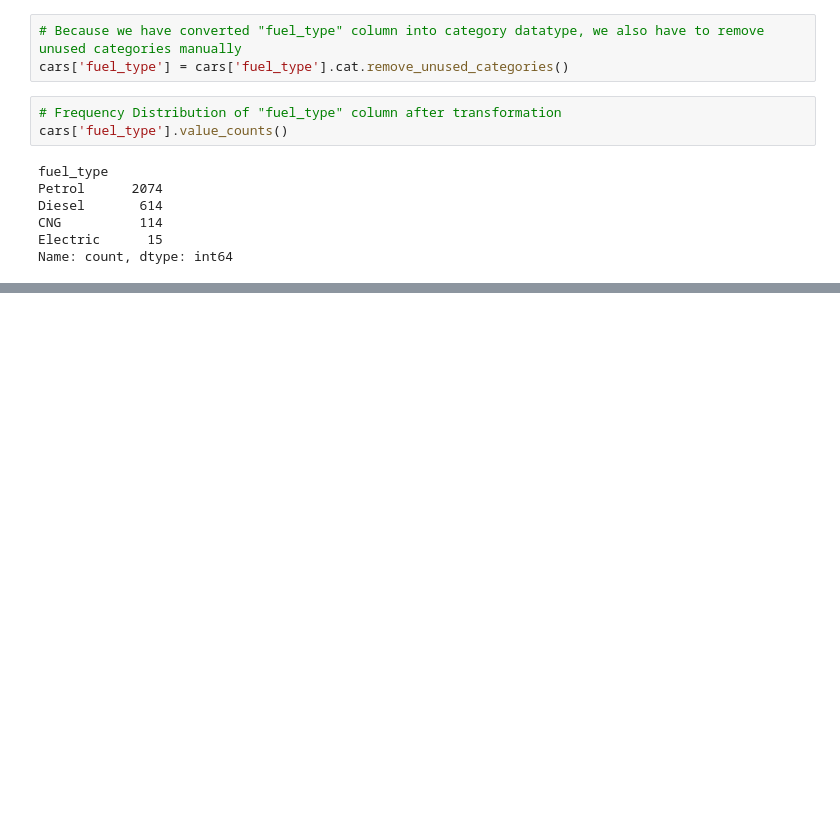
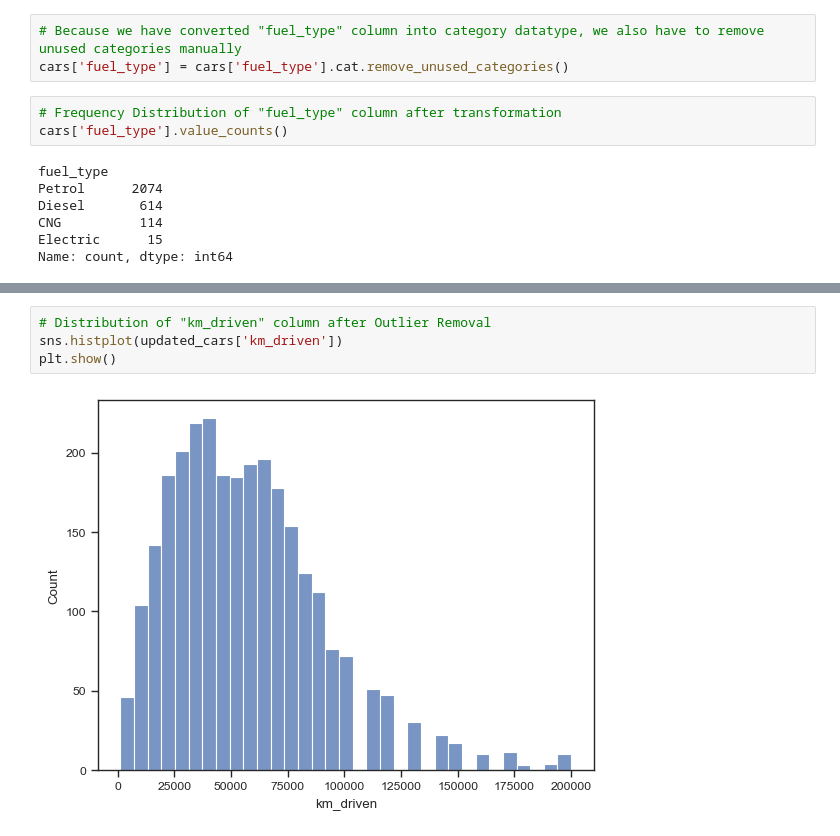
Before and after one commit to TheMrityunjayPathak/AutoIQ, a Jupyter notebook: notebooks/step_2_outlier_detection.ipynb, the cells around one changed output, grey strips where cells are left out. Cells and saved outputs as stored; diff of their text form; blank space fills up the shorter version.

```diff
--- a/notebooks/step_2_outlier_detection.ipynb
+++ b/notebooks/step_2_outlier_detection.ipynb
@@ -166,0 +272,6 @@ Name: count, dtype: int64
+# %%
+# Distribution of "km_driven" column after Outlier Removal
+sns.histplot(updated_cars['km_driven'])
+plt.show()
+# %% [output]
+[figure, added]
```
Also changed, not shown: parts of 16 cells of this notebook.
